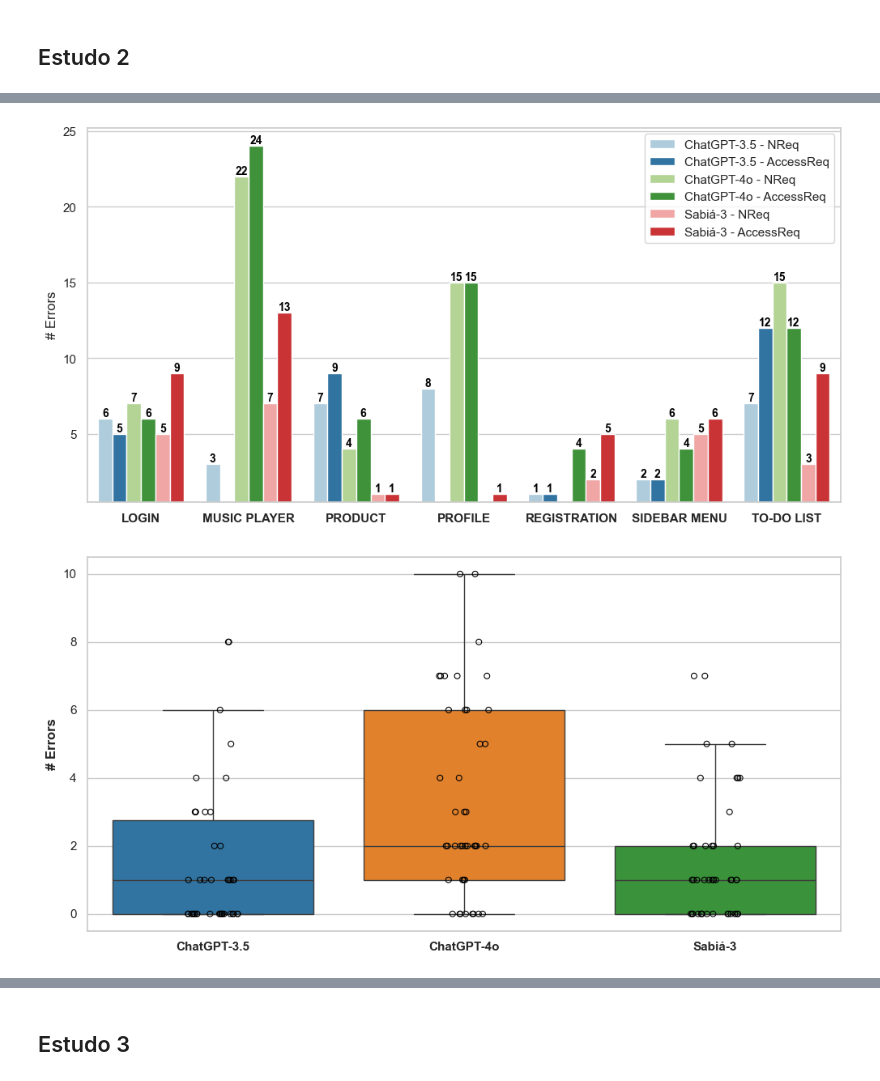
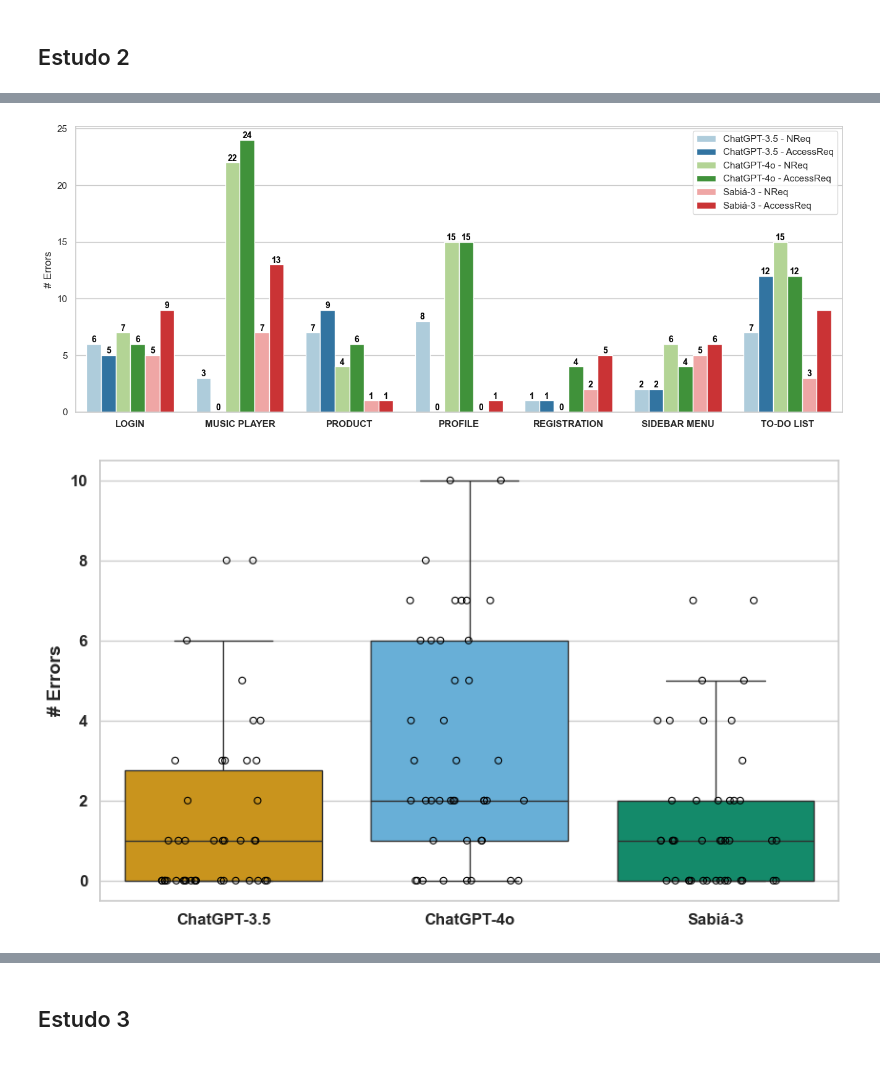
Before and after one commit to Test-Accessibility/Dataset-accessibility-assessments, a Jupyter notebook: Study_LLMs/main.ipynb, the cells around one changed output, grey strips where cells are left out. Saved outputs shown, nothing was run; the diff lists cells and outputs as text; code cells hidden in the pictures.

```diff
--- a/Study_LLMs/main.ipynb
+++ b/Study_LLMs/main.ipynb
@@ -189,7 +282,7 @@ plt.show()
 # %% [markdown]
 ## Estudo 2
 # %%
-df_estudo2 = df[(df['Study'] == 'Study 2') | ((df['Study'] == 'Study 1') & (df['Layout'] == 'Chat-JCR'))]
+df_estudo2 = df[df['Study'] == 'Study 2']
 df_estudo2.head()
 # %% [output]
 |  | Study | LLM | Request | Prompt | Screen | Layout | Context | Touch Target | Contrast | ... |
@@ -205,15 +298,15 @@ df_melted_e2 = df_estudo2.melt(id_vars=["LLM", "Request", 'Screen'], value_vars=
 # Somando os valores de erros para cada LLM e Request
 df_melted_sum = df_melted_e2.groupby(["LLM", "Request"]).sum().reset_index()
 
-plt.figure(figsize=(12, 6))
-ax = sns.barplot(data=df_melted_sum, x='LLM', y='Valor', hue='Request', palette=['#63dcab', '#674ea7'], hue_order=order_request)
+plt.figure(figsize=(8, 5))
+ax = sns.barplot(data=df_melted_sum, x='LLM', y='Valor', hue='Request', palette=palette_request, hue_order=order_request)
 
 # Adicionando os valores no topo de cada barra
 for p in ax.patches:
     ax.annotate(f'{int(p.get_height())}',
                 (p.get_x() + p.get_width() / 2., p.get_height()),  # Posição do texto
                 ha='center', va='center',  # Alinhamento horizontal e vertical
-                fontsize=10, fontweight='bold', color='black',  # Estilo do texto
+                fontsize=12, fontweight='bold', color='black',  # Estilo do texto
                 xytext=(0, 5),  # Deslocamento do texto
                 textcoords='offset points')  # Coordenadas do texto
 
@@ -221,9 +314,9 @@ for p in ax.patches:
 ax.set_ylim(0.5, ax.get_ylim()[1])
 
 plt.xlabel('')
-plt.ylabel('# Errors', fontsize=13, fontweight='bold', fontfamily='Arial')
-plt.xticks(fontsize=13, fontweight='bold', fontfamily='Arial')
-plt.yticks(fontweight='bold', fontfamily='Arial')
-plt.legend(title='')
+plt.ylabel('# Errors', fontsize=14, fontweight='bold', fontfamily='Arial')
+plt.xticks(fontsize=12, fontweight='bold', fontfamily='Arial')
+plt.yticks(fontsize=12, fontweight='bold', fontfamily='Arial')
+plt.legend(title='', prop={'weight': 'bold'})
 plt.show()
 # %% [output]
@@ -233,14 +326,14 @@ plt.show()
 df_melted_sum = df_melted_e2.groupby(["Screen", "Request"]).sum().reset_index()
 
 plt.figure(figsize=(14, 6))
-ax = sns.barplot(data=df_melted_sum, x='Screen', y='Valor', hue='Request', palette=['#63dcab', '#674ea7'], hue_order=order_request)
+ax = sns.barplot(data=df_melted_sum, x='Screen', y='Valor', hue='Request', palette=palette_request, hue_order=order_request)
 
 # Adicionando os valores no topo de cada barra
 for p in ax.patches:
     ax.annotate(f'{int(p.get_height())}',
                 (p.get_x() + p.get_width() / 2., p.get_height()),  # Posição do texto
                 ha='center', va='center',  # Alinhamento horizontal e vertical
-                fontsize=10, fontweight='bold', color='black',  # Estilo do texto
+                fontsize=12, fontweight='bold', color='black',  # Estilo do texto
                 xytext=(0, 5),  # Deslocamento do texto
                 textcoords='offset points')  # Coordenadas do texto
 
@@ -248,9 +341,9 @@ for p in ax.patches:
 ax.set_ylim(0.5, ax.get_ylim()[1])
 
 plt.xlabel('')
-plt.ylabel('# Errors', fontsize=13, fontweight='bold', fontfamily='Arial')
-plt.xticks(fontsize=13, fontweight='bold', fontfamily='Arial')
-plt.yticks(fontweight='bold', fontfamily='Arial')
-plt.legend(title='')
+plt.ylabel('# Errors', fontsize=14, fontweight='bold', fontfamily='Arial')
+plt.xticks(fontsize=12, fontweight='bold', fontfamily='Arial')
+plt.yticks(fontsize=12, fontweight='bold', fontfamily='Arial')
+plt.legend(title='', loc='upper center', prop={'weight': 'bold'})
 plt.show()
 # %% [output]
@@ -258,52 +351,55 @@ plt.show()
 # %%
 # Ajustando o dataframe para separar NReq e AccessReq corretamente no gráfico
 df_new_melt = df_melted_e2.copy()
 df_new_melt["Métrica_Modelo"] = df_new_melt["LLM"] + " - " + df_new_melt["Request"]
 
 # Somando os valores
 df_new_melt = df_new_melt.groupby(["LLM", "Request", "Screen", "Métrica_Modelo"]).sum().reset_index()
 
 # Criando o gráfico corrigido
-plt.figure(figsize=(12, 6))
+plt.figure(figsize=(16, 6))
 ax = sns.barplot(data=df_new_melt, x="Screen", y="Valor", hue="Métrica_Modelo", palette='Paired', dodge=True, errorbar=None, hue_order=['ChatGPT-3.5 - NReq', 'ChatGPT-3.5 - AccessReq', 'ChatGPT-4o - NReq', 'ChatGPT-4o - AccessReq', 'Sabiá-3 - NReq', 'Sabiá-3 - AccessReq'])
 
 # Adicionando os valores no topo de cada barra
+i = 1
 for p in ax.patches:
-    ax.annotate(f'{int(p.get_height())}',
+    if i < ax.patches.__len__() - 6:
+        ax.annotate(f'{int(p.get_height())}',
                 (p.get_x() + p.get_width() / 2., p.get_height()),  # Posição do texto
                 ha='center', va='center',  # Alinhamento horizontal e vertical
                 fontsize=10, fontweight='bold', color='black',  # Estilo do texto
                 xytext=(0, 5),  # Deslocamento do texto
                 textcoords='offset points')  # Coordenadas do texto
-
-# Ajustando os limites do eixo y
-ax.set_ylim(0.5, ax.get_ylim()[1])
+        i += 1
+    else:
+        break
 
 # Ajustando rótulos
 plt.xticks(fontweight='bold')
 plt.xlabel("")
 plt.ylabel("# Errors")
 plt.title("")
 plt.legend(title="")
 
 # Exibir o gráfico
 plt.show()
 # %% [output]
-[figure, old version]
+[figure, new version]
 # %%
-plt.figure(figsize=(12, 6))
-sns.boxplot(data=df_estudo2, x='LLM', y='Total', hue='LLM', palette=['#1f77b4', '#ff7f0e', '#2ca02c'], showfliers=False)
+plt.figure(figsize=(10, 6))
+sns.boxplot(data=df_estudo2, x='LLM', y='Total', hue='LLM', palette=palette_3, showfliers=False)
 
-sns.stripplot(data=df_estudo2, x='LLM', y='Total', palette=color_dict_llm, hue='LLM', edgecolor='black', linewidth=.8)
+sns.stripplot(data=df_estudo2, x='LLM', y='Total', palette=color_dict_llm, hue='LLM', edgecolor='black', linewidth=.8, jitter=0.25)
 
 # Ajustando os ticks do eixo y para inteiros
 plt.gca().yaxis.set_major_locator(MaxNLocator(integer=True))
 
 plt.xlabel('')
-plt.xticks(fontweight='bold', fontfamily='Arial')
-plt.ylabel('# Errors', fontsize=12, fontweight='bold', fontfamily='Arial')
+plt.ylabel('# Errors', fontsize=14, fontweight='bold', fontfamily='Arial')
+plt.xticks(fontsize=12, fontweight='bold', fontfamily='Arial')
+plt.yticks(fontsize=12, fontweight='bold', fontfamily='Arial')
 plt.show()
 # %% [output]
-[figure, old version]
+[figure, new version]
 # %%
 plt.figure(figsize=(8, 6))
```
Also changed, not shown: parts of 40 cells of this notebook.
